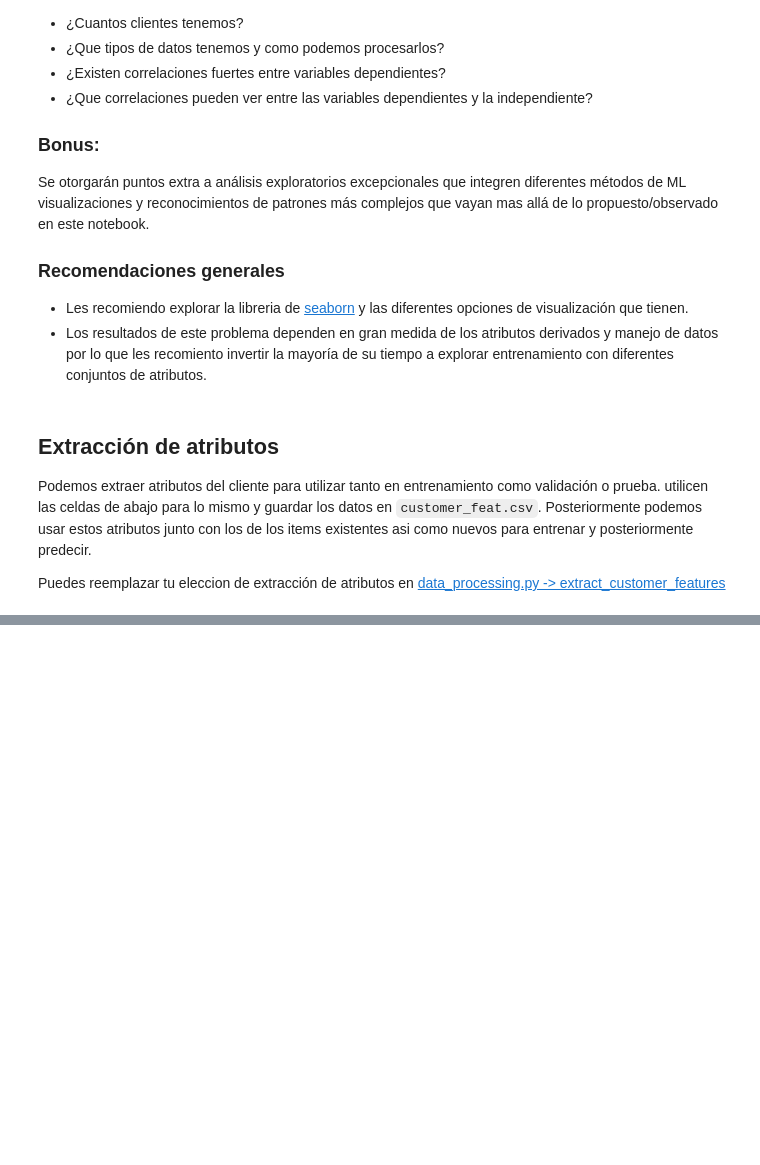
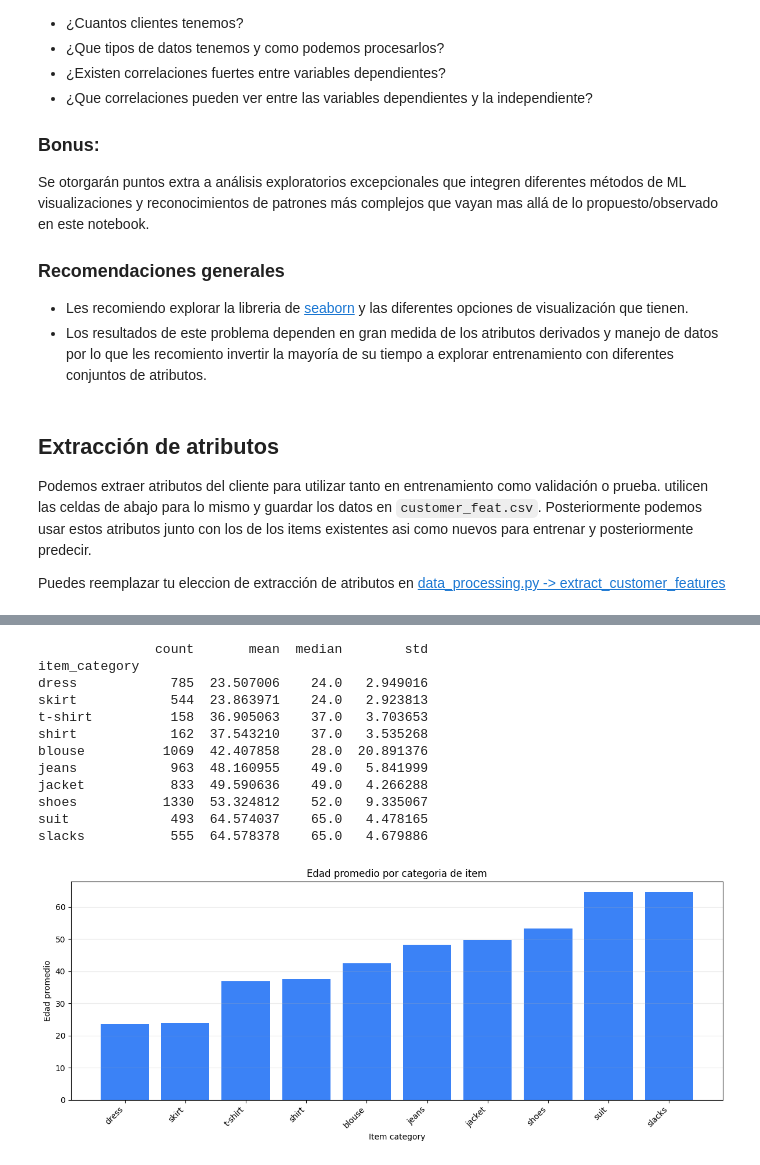
Before and after one commit to Derek-Bltrn/ML26_PXNDX_MADERO, a Jupyter notebook: src/ml26/proyectos/P02_customer_purchases/data_exploration.ipynb, the cells around one changed output, grey strips where cells are left out. Saved outputs shown, nothing was run; the diff lists cells and outputs as text; code cells hidden in the pictures; blank space fills up the shorter version.

```diff
--- a/src/ml26/proyectos/P02_customer_purchases/data_exploration.ipynb
+++ b/src/ml26/proyectos/P02_customer_purchases/data_exploration.ipynb
@@ -305,3 +461,41 @@ print(f"Negative days_since_release: {neg_count}")
+# %%
+age_summary = (
+    df.groupby("item_category")["customer_age_years"]
+    .agg(["count", "mean", "median", "std"])
+    .sort_values("mean")
+)
+
+print(age_summary)
+
+plt.figure(figsize=(12, 5))
+
+plt.bar(
+    age_summary.index,
+    age_summary["mean"],
+    color="#3B82F6",
+)
+
+plt.title("Edad promedio por categoria de item")
+plt.xlabel("Item category")
+plt.ylabel("Edad promedio")
+plt.xticks(rotation=45, ha="right")
+plt.grid(axis="y", alpha=0.25)
+plt.tight_layout()
+plt.show()
+# %% [output]
+               count       mean  median        std
+item_category
+dress            785  23.507006    24.0   2.949016
+skirt            544  23.863971    24.0   2.923813
+t-shirt          158  36.905063    37.0   3.703653
+shirt            162  37.543210    37.0   3.535268
+blouse          1069  42.407858    28.0  20.891376
+jeans            963  48.160955    49.0   5.841999
+jacket           833  49.590636    49.0   4.266288
+shoes           1330  53.324812    52.0   9.335067
+suit             493  64.574037    65.0   4.478165
+slacks           555  64.578378    65.0   4.679886
+[figure, added]
 # %%
 items = train_df['item_id'].unique()
 print(len(items), "total items")
```
Also changed, not shown: parts of 10 cells of this notebook, 6 other files.
